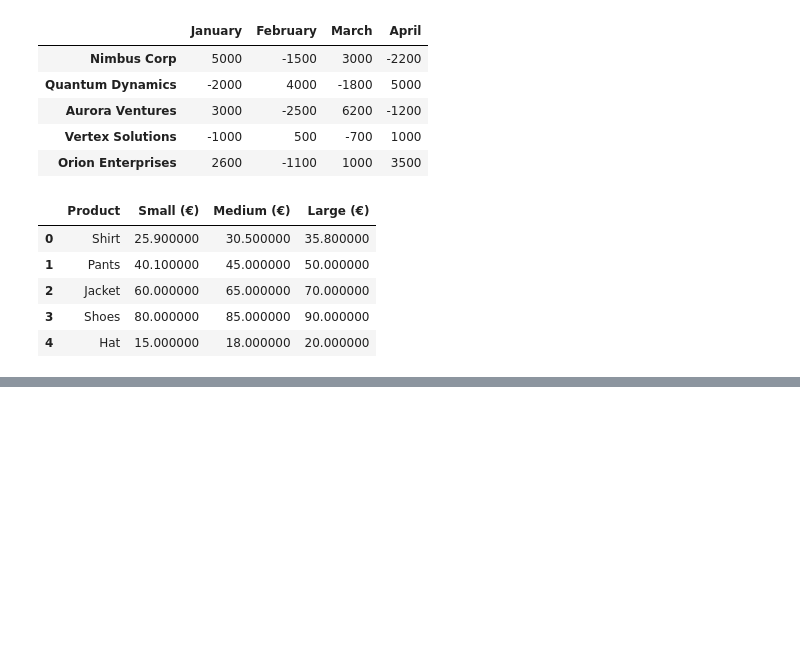
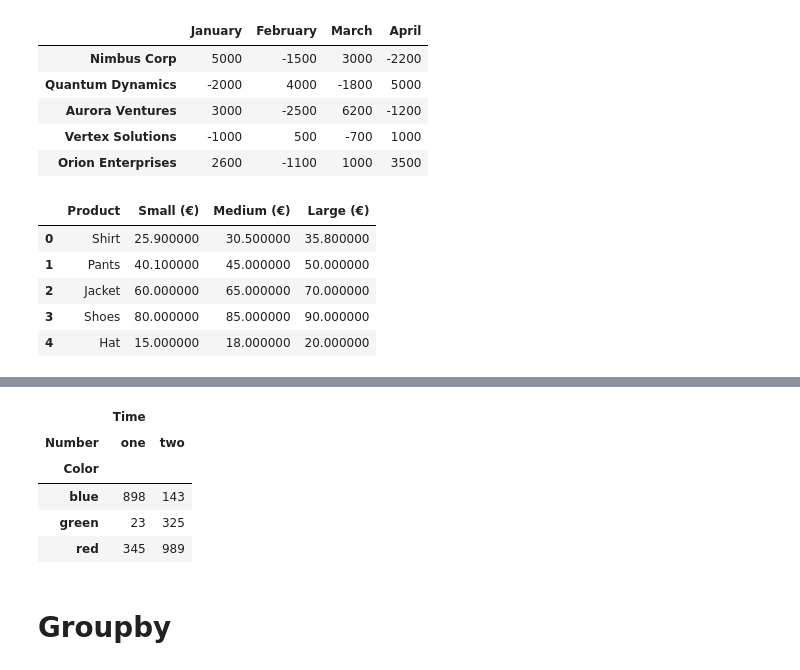
Before and after one commit to markoechevarria/math-to-ml, a Jupyter notebook: 8. Pandas.ipynb, the cells around one changed output, grey strips where cells are left out. Cells and saved outputs as stored; diff of their text form; code cells hidden in the pictures; blank space fills up the shorter version.

```diff
--- a/8. Pandas.ipynb
+++ b/8. Pandas.ipynb
@@ -1265,0 +1333,11 @@ styled_df
+# %%
+df.pivot(index="Color", columns="Number", values=["Time"])
+# %% [output]
+|  | Time |  |
+| Number | one | two |
+| Color |  |  |
+| blue | 898 | 143 |
+| green | 23 | 325 |
+| red | 345 | 989 |
+# %% [markdown]
+# Groupby
```
Also changed, not shown: parts of 14 cells of this notebook, 1 other file.
